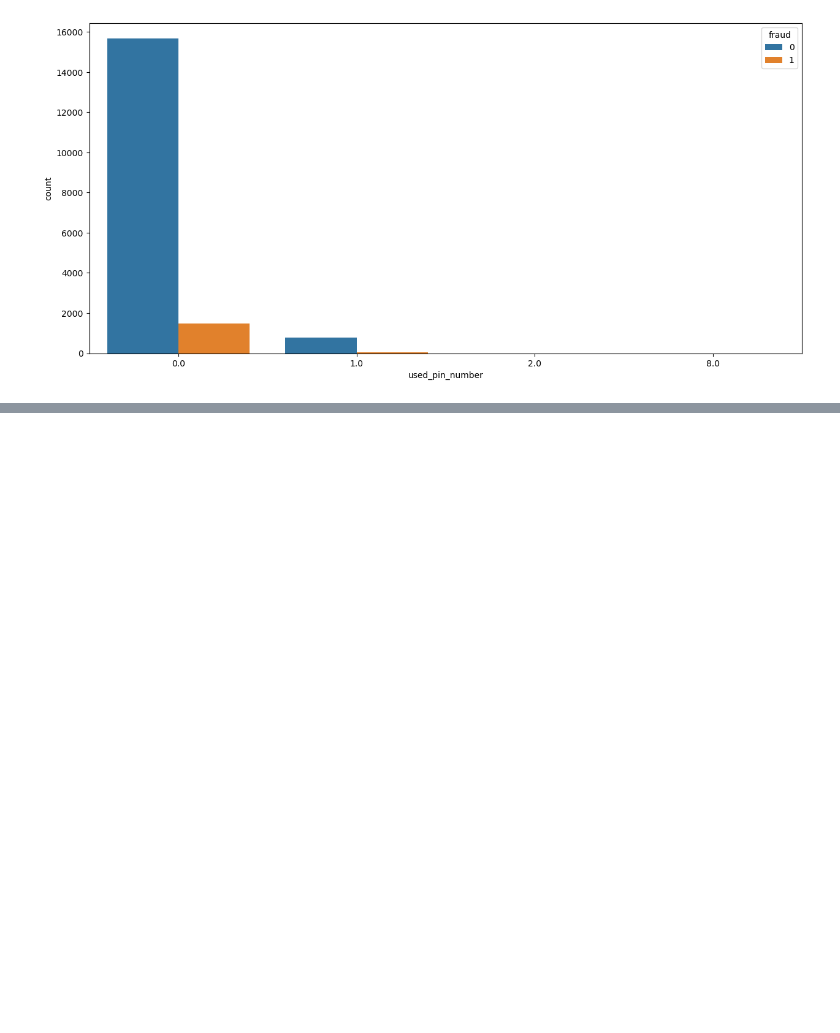
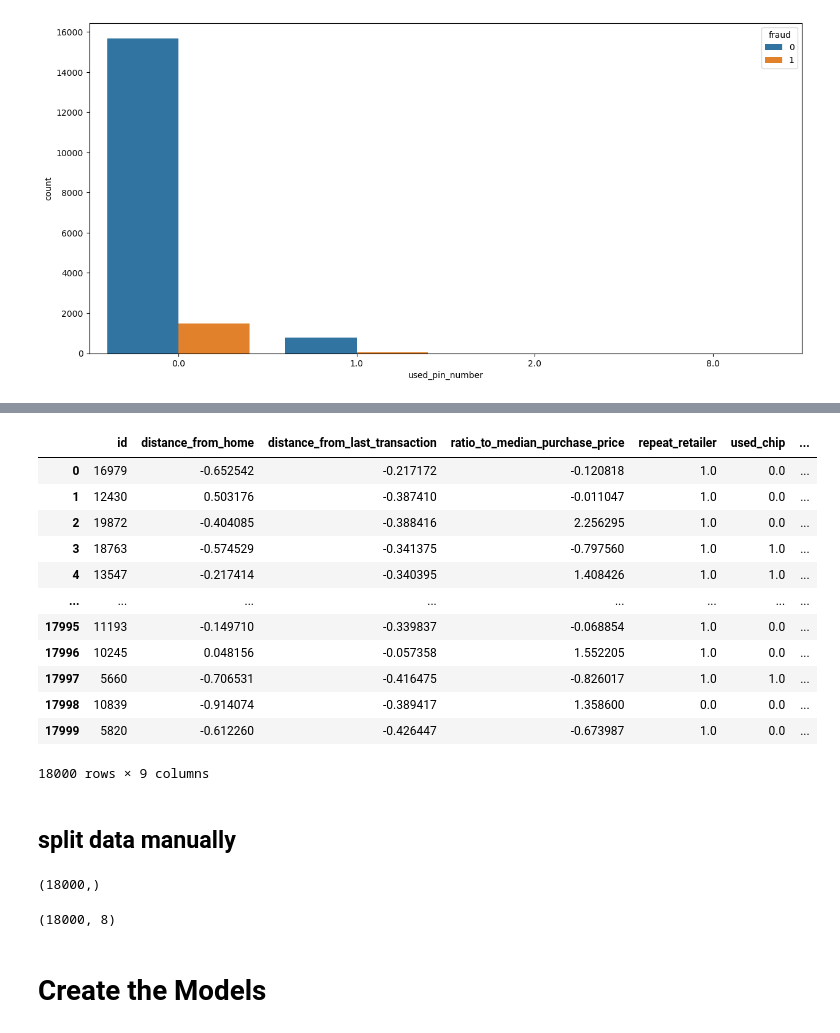
Before and after one commit to robson-quaresma/global-hack-week-detect-credit-card-fraud, a Jupyter notebook: model.ipynb, the cells around one changed output, grey strips where cells are left out. Drawn from its saved outputs; the diff is of its cells as text; code cells hidden in the pictures; blank space fills up the shorter version.

Commit message:
Start work on models

```diff
--- a/model.ipynb
+++ b/model.ipynb
@@ -258,0 +301,38 @@ sns.countplot(train, x="online_order", )
+# %%
+## applying StardandScaler to the columns above
+scaler = StandardScaler()
+
+train[["distance_from_home", "distance_from_last_transaction", "ratio_to_median_purchase_price"]] = scaler.fit_transform(train[["distance_from_home", "distance_from_last_transaction", "ratio_to_median_purchase_price"]])
+train
+# %% [output]
+|  | id | distance_from_home | distance_from_last_transaction | ratio_to_median_purchase_price | repeat_retailer | used_chip | ... |
+| 0 | 16979 | -0.652542 | -0.217172 | -0.120818 | 1.0 | 0.0 | ... |
+| 1 | 12430 | 0.503176 | -0.387410 | -0.011047 | 1.0 | 0.0 | ... |
+| 2 | 19872 | -0.404085 | -0.388416 | 2.256295 | 1.0 | 0.0 | ... |
+| 3 | 18763 | -0.574529 | -0.341375 | -0.797560 | 1.0 | 1.0 | ... |
+| 4 | 13547 | -0.217414 | -0.340395 | 1.408426 | 1.0 | 1.0 | ... |
+| ... | ... | ... | ... | ... | ... | ... | ... |
+| 17995 | 11193 | -0.149710 | -0.339837 | -0.068854 | 1.0 | 0.0 | ... |
+| 17996 | 10245 | 0.048156 | -0.057358 | 1.552205 | 1.0 | 0.0 | ... |
+| 17997 | 5660 | -0.706531 | -0.416475 | -0.826017 | 1.0 | 1.0 | ... |
+| 17998 | 10839 | -0.914074 | -0.389417 | 1.358600 | 0.0 | 0.0 | ... |
+| 17999 | 5820 | -0.612260 | -0.426447 | -0.673987 | 1.0 | 0.0 | ... |
+18000 rows × 9 columns
+# %% [markdown]
+## split data manually
+# %%
+# train_label = train["fraud"]
+# train_data = train.drop("fraud")
+# train_data.shape, train_label.shape
+
+train_label = train.fraud
+train_label.shape
+# %% [output]
+(18000,)
+# %%
+train_data = train.drop("fraud", axis=1)
+train_data.shape
+# %% [output]
+(18000, 8)
+# %% [markdown]
+# Create the Models
```
Also changed, not shown: parts of 20 cells of this notebook.
